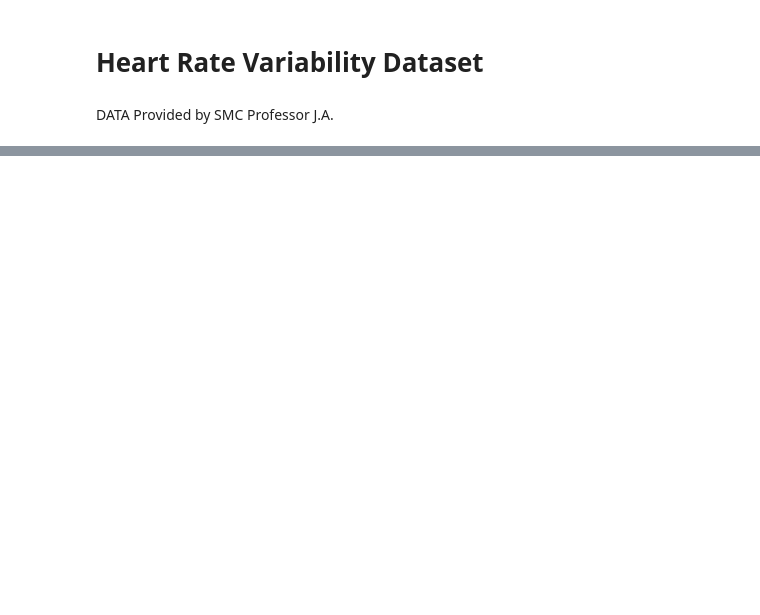
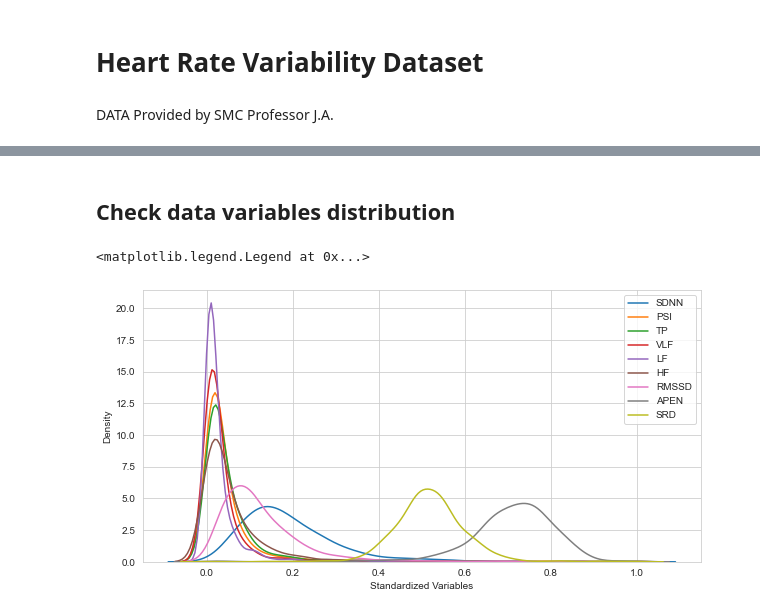
Before and after one commit to andrewyoo214/MachineLearning_python, a Jupyter notebook: DataAugmentation/HRV_JA.ipynb, the cells around one changed output, grey strips where cells are left out. Cells and saved outputs as stored; diff of their text form; code cells hidden in the pictures; blank space fills up the shorter version.

```diff
--- a/DataAugmentation/HRV_JA.ipynb
+++ b/DataAugmentation/HRV_JA.ipynb
@@ -48,0 +666,5 @@ hrv["main_dx"].value_counts()
+# %%
+## Normalize between 0 and 1
+from sklearn.preprocessing import MinMaxScaler
+scaler = MinMaxScaler()
+mdd_hrv[:] = scaler.fit_transform(mdd_hrv[:])
@@ -48,0 +680,45 @@ hrv["main_dx"].value_counts()
+# %% [markdown]
+## Check data variables distribution
+# %%
+SDNN = mdd_hrv['sdnn']
+PSI = mdd_hrv['psi']
+TP = mdd_hrv['tp']
+VLF = mdd_hrv['vlf']
+LF = mdd_hrv['lf']
+HF = mdd_hrv['hf']
+LFNORN = mdd_hrv['lfnorm']
+HFNORM = mdd_hrv['hfnorm']
+LFHF = mdd_hrv['lf_hf']
+RMSSD = mdd_hrv['rmssd']
+APEN = mdd_hrv['apen']
+SRD = mdd_hrv['srd']
+TSRD = mdd_hrv['tsrd']
+TPLN = mdd_hrv['tp_ln']
+VLFLN= mdd_hrv['vlf_ln']
+LFLN = mdd_hrv['lf_ln']
+HFLN = mdd_hrv['hf_ln']
+# %%
+plt.figure(figsize = (10, 5))
+sns.set_style("whitegrid")
+plt.grid(True)
+plt.xlabel('Standardized Variables',fontsize=10)
+plt.ylabel('Density',fontsize=10)
+
+sns.kdeplot(SDNN)
+sns.kdeplot(PSI)
+sns.kdeplot(TP)
+sns.kdeplot(VLF)
+sns.kdeplot(LF)
+sns.kdeplot(HF)
+sns.kdeplot(RMSSD)
+sns.kdeplot(APEN)
+sns.kdeplot(SRD)
+
+
+# plt.legend()
+plt.legend(['SDNN', 'PSI', 'TP', 'VLF', 'LF', 'HF', 'RMSSD', 'APEN', 'SRD'], fontsize=10)
+
+# plt.savefig('distribution.png')
+# %% [output]
+<matplotlib.legend.Legend at 0x...>
+[figure, added]
```
Also changed, not shown: parts of 153 cells of this notebook.
